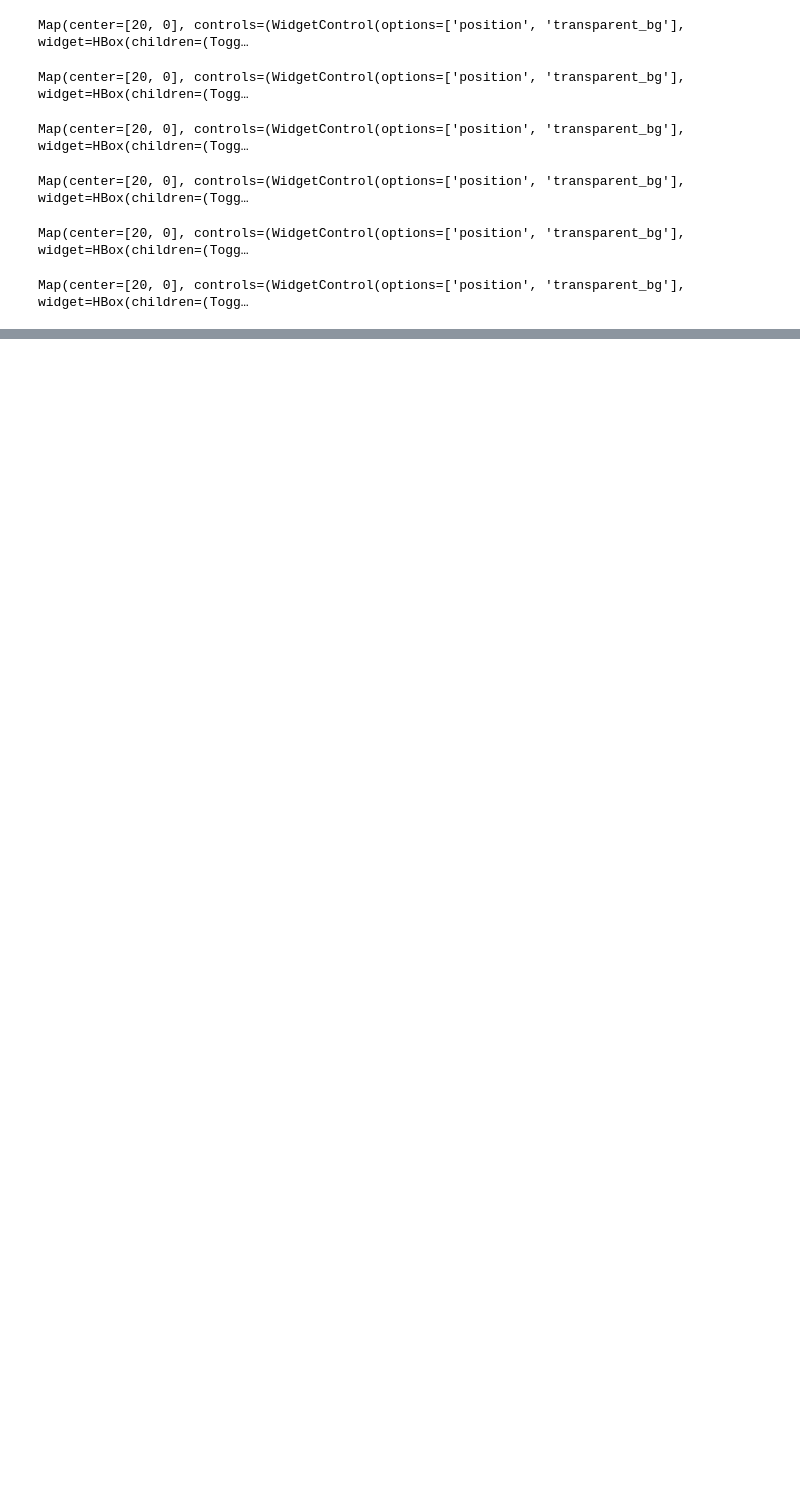
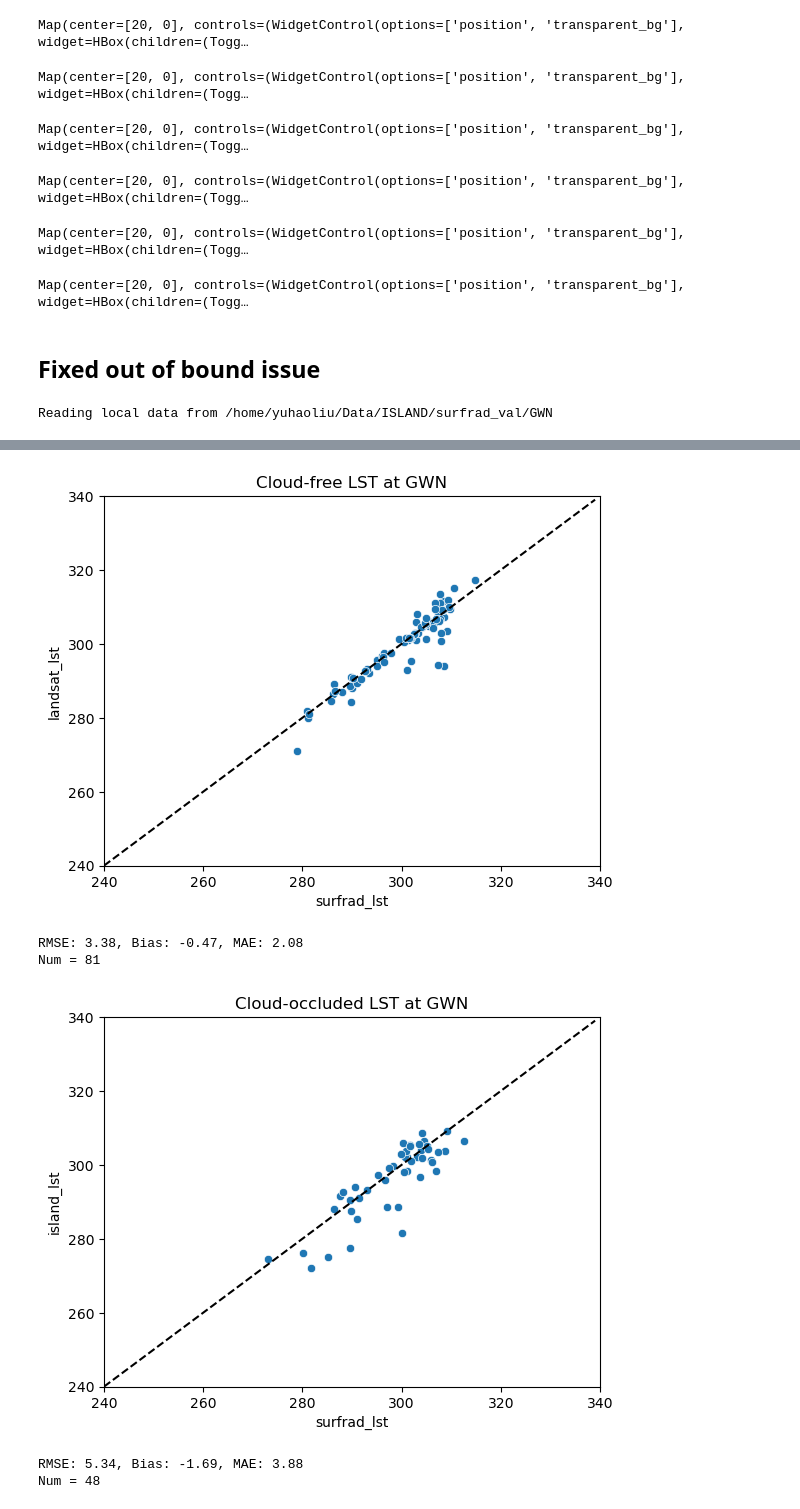
Before and after one commit to Way-Yuhao/ISLAND, a Jupyter notebook: jupyter/15 - SURFRAD eval.ipynb, the cells around one changed output, grey strips where cells are left out. Cells and saved outputs as stored; diff of their text form; code cells hidden in the pictures; blank space fills up the shorter version.

Commit message:
all surfrad data ok

```diff
--- a/jupyter/15 - SURFRAD eval.ipynb
+++ b/jupyter/15 - SURFRAD eval.ipynb
@@ -656,3 +656,15 @@ Map.add_marker(location=(lat, lon), layer_name='pin')
 Map
 # %% [output]
 Map(center=[20, 0], controls=(WidgetControl(options=['position', 'transparent_bg'], widget=HBox(children=(Togg…
+# %% [markdown]
+## Fixed out of bound issue
+# %%
+station_id = 'GWN'
+start_date = '20130411'
+end_date = '20201231'
+region_dir = f'/home/yuhaoliu/Data/ISLAND/surfrad_val/{station_id}'
+df = load_datapoints(station_id, start_date, end_date, region_dir)
+plot_regression(df, 'surfrad_lst', 'landsat_lst', 'clear', f'Cloud-free LST at {station_id}')
+plot_regression(df, 'surfrad_lst', 'island_lst', 'cloudy', f'Cloud-occluded LST at {station_id}')
+# %% [output]
+Reading local data from /home/yuhaoliu/Data/ISLAND/surfrad_val/GWN
@@ -658,0 +674,6 @@ Map(center=[20, 0], controls=(WidgetControl(options=['position', 'transparent_bg
+[figure, added]
+RMSE: 3.38, Bias: -0.47, MAE: 2.08
+Num = 81
+[figure, added]
+RMSE: 5.34, Bias: -1.69, MAE: 3.88
+Num = 48
```
Also changed, not shown: parts of 2 cells of this notebook, 2 other files.
